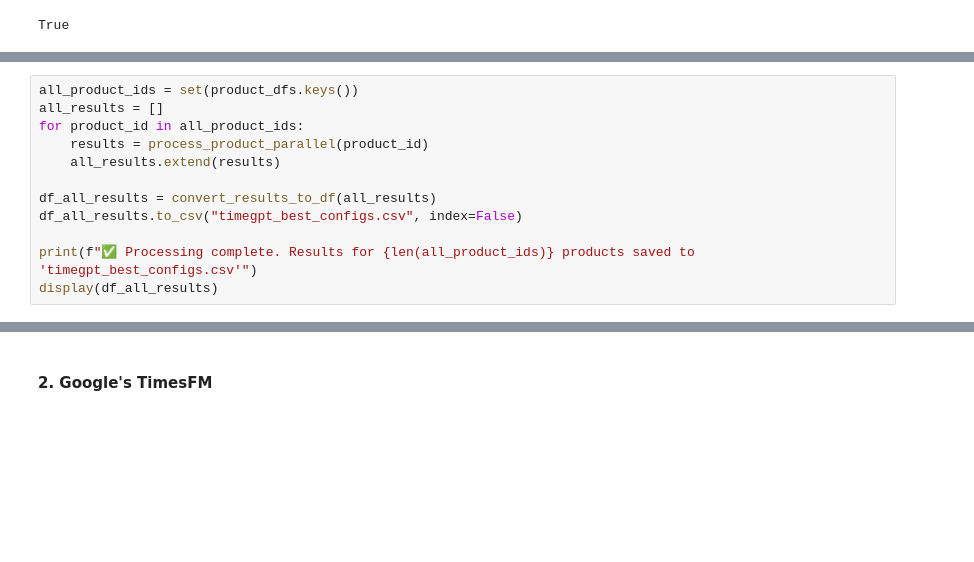
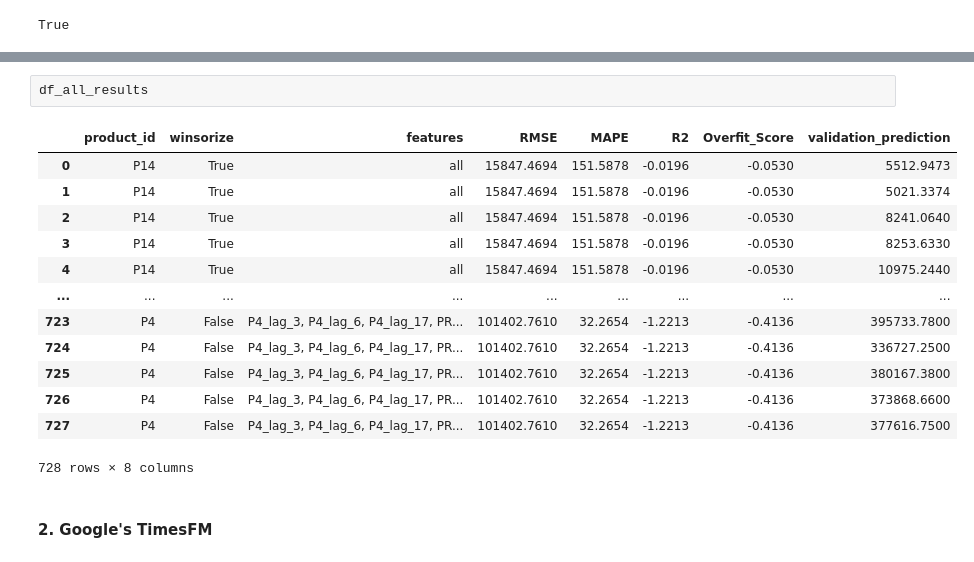
Before and after one commit to BeatrizAzevedoMonteiro/BCwDS_Case-2_SIEMENS_MonthlySalesForecast, a Jupyter notebook: modeling.ipynb, the cells around one changed output, grey strips where cells are left out. Drawn from its saved outputs; the diff is of its cells as text; blank space fills up the shorter version.

Commit message:
timegpt + xgboost

```diff
--- a/modeling.ipynb
+++ b/modeling.ipynb
@@ -1029,15 +1026,3 @@ def process_product_parallel(product_id):
     except Exception as e:
         print(f"⚠️ Failed to process {product_id}: {str(e)}")
         return None
-# %%
-all_product_ids = set(product_dfs.keys())
-all_results = []
-for product_id in all_product_ids:
-    results = process_product_parallel(product_id)
-    all_results.extend(results)
-
-df_all_results = convert_results_to_df(all_results)
-df_all_results.to_csv("timegpt_best_configs.csv", index=False)
-
-print(f"✅ Processing complete. Results for {len(all_product_ids)} products saved to 'timegpt_best_configs.csv'")
-display(df_all_results)
@@ -1112,3 +1078,19 @@ Simple forecast failed: 'DataFrame' object has no attribute 'hea'
+# %%
+df_all_results
+# %% [output]
+|  | product_id | winsorize | features | RMSE | MAPE | R2 | Overfit_Score | validation_prediction |
+| 0 | P14 | True | all | 15847.4694 | 151.5878 | -0.0196 | -0.0530 | 5512.9473 |
+| 1 | P14 | True | all | 15847.4694 | 151.5878 | -0.0196 | -0.0530 | 5021.3374 |
+| 2 | P14 | True | all | 15847.4694 | 151.5878 | -0.0196 | -0.0530 | 8241.0640 |
+| 3 | P14 | True | all | 15847.4694 | 151.5878 | -0.0196 | -0.0530 | 8253.6330 |
+| 4 | P14 | True | all | 15847.4694 | 151.5878 | -0.0196 | -0.0530 | 10975.2440 |
+| ... | ... | ... | ... | ... | ... | ... | ... | ... |
+| 723 | P4 | False | P4_lag_3, P4_lag_6, P4_lag_17, PR... | 101402.7610 | 32.2654 | -1.2213 | -0.4136 | 395733.7800 |
+| 724 | P4 | False | P4_lag_3, P4_lag_6, P4_lag_17, PR... | 101402.7610 | 32.2654 | -1.2213 | -0.4136 | 336727.2500 |
+| 725 | P4 | False | P4_lag_3, P4_lag_6, P4_lag_17, PR... | 101402.7610 | 32.2654 | -1.2213 | -0.4136 | 380167.3800 |
+| 726 | P4 | False | P4_lag_3, P4_lag_6, P4_lag_17, PR... | 101402.7610 | 32.2654 | -1.2213 | -0.4136 | 373868.6600 |
+| 727 | P4 | False | P4_lag_3, P4_lag_6, P4_lag_17, PR... | 101402.7610 | 32.2654 | -1.2213 | -0.4136 | 377616.7500 |
+728 rows × 8 columns
 # %% [markdown]
 #### 2. Google's TimesFM
 # %%
```
Also changed, not shown: parts of 18 cells of this notebook, 2 other files.
